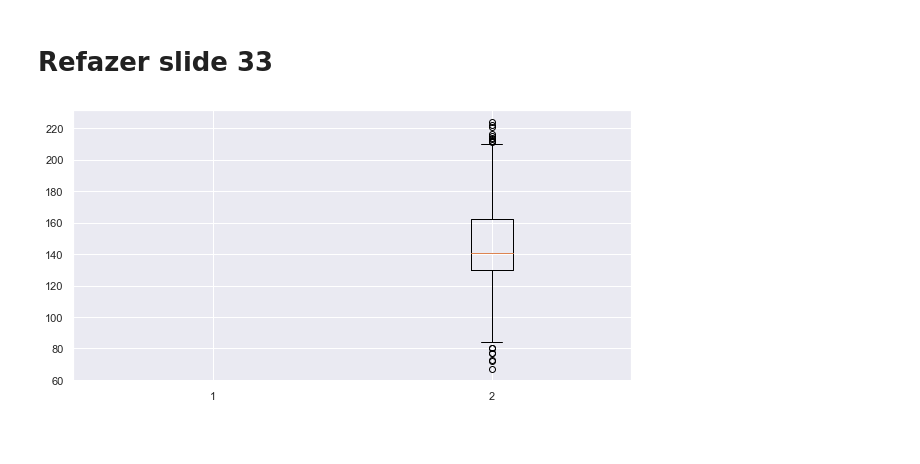
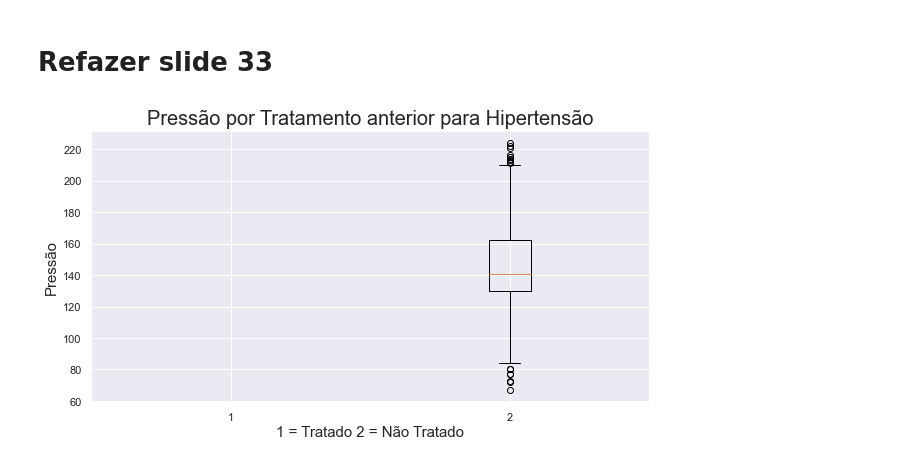
Before and after one commit to mendesrafael965/Estatistica, a Jupyter notebook: Lista 2.ipynb, the cells around one changed output. Cells and saved outputs as stored; diff of their text form; code cells hidden in the pictures; blank space fills up the shorter version.

```diff
--- a/Lista 2.ipynb
+++ b/Lista 2.ipynb
@@ -234,14 +226,14 @@ plt.show()
 # %%
 mask_trat   = blood_df["trt"] == 'Y'
 mask_n_trat = blood_df["trt"] == 'N'
 
 dist = [blood_df[mask_trat]["sbp"],blood_df[mask_n_trat]["sbp"]]
 
 plt.figure(figsize=(10,5))
 plt.title("Pressão por Tratamento anterior para Hipertensão",size=20)
-plt.xlabel("1 = Tratado, 1")
+plt.xlabel("1 = Tratado 2 = Não Tratado",size=15)
+plt.ylabel("Pressão",size=15)
 plt.boxplot(dist)
-
 plt.show()
 # %% [output]
-[figure, old version]
+[figure, new version]
```
Also changed, not shown: parts of 6 cells of this notebook.
